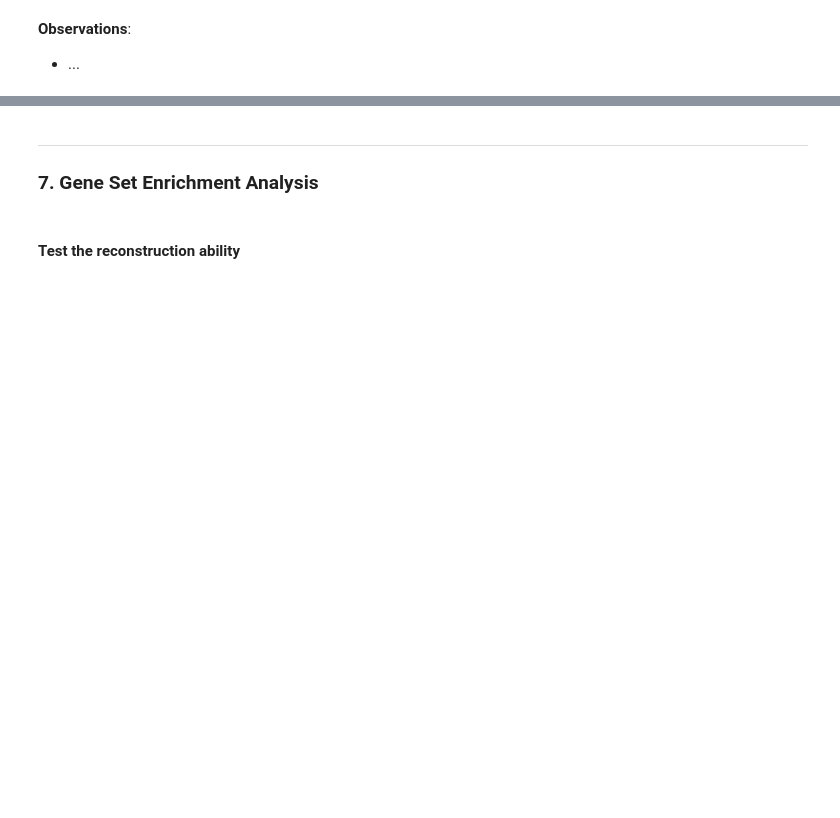
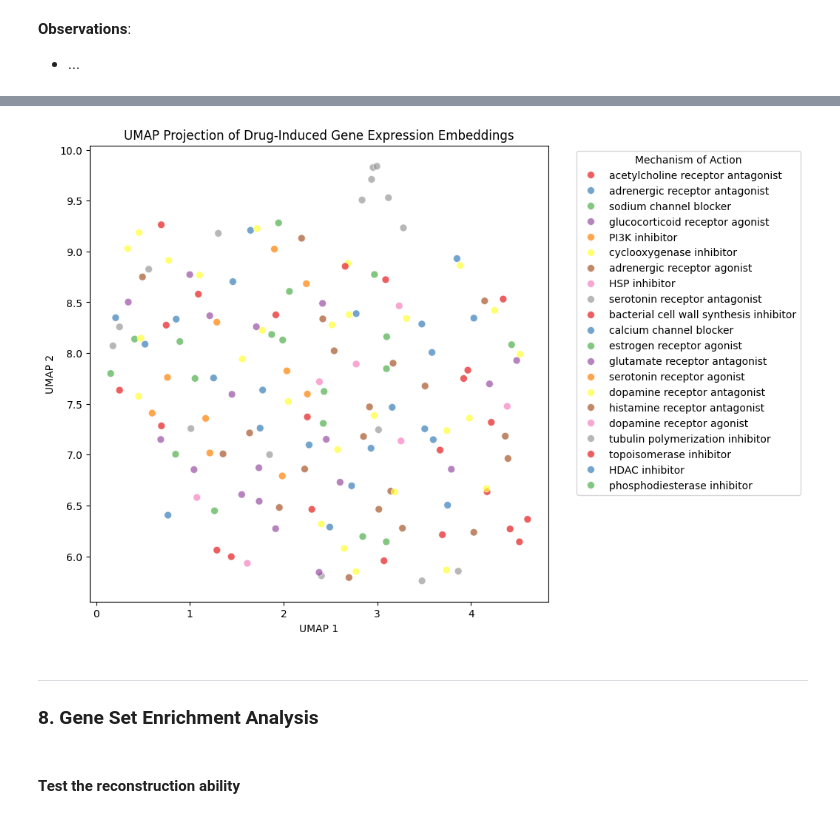
Before and after one commit to Djtrainer/cancer_research, a Jupyter notebook: notebooks/drug_induced_gene_expression_prediction.ipynb, the cells around one changed output, grey strips where cells are left out. Drawn from its saved outputs; the diff is of its cells as text; code cells hidden in the pictures; blank space fills up the shorter version.

```diff
--- a/notebooks/drug_induced_gene_expression_prediction.ipynb
+++ b/notebooks/drug_induced_gene_expression_prediction.ipynb
@@ -1183,6 +1244,67 @@ axes[0,1].legend()
+# %%
+df_embs = pd.DataFrame(
+    embeddings_matrix,
+    index=val_dataset.pert_ids,
+    columns=[f"dim_{i}" for i in range(embeddings_matrix.shape[1])],
+)
+df_embs["moa_int"] = moa_ints
+df_embs["moa"] = df_embs["moa_int"].map(int_to_moa)
+# %%
+import umap
+
+df_unlabeled = df_embs[df_embs["moa_int"] == -1].copy()
+df_other = df_embs[df_embs["moa"] == "Other"].copy()
+df_labeled = df_embs[(df_embs["moa_int"] != -1) & (df_embs["moa"] != "Other")].copy()
+
+umap_model = umap.UMAP(n_components=2, n_neighbors=15, random_state=42)
+reduced_data = umap_model.fit_transform(df_labeled.drop(columns=["moa_int", "moa"]).values)
+_, axes = plt.subplots(figsize=(8, 8))
+
+df_labeled["umap1"] = reduced_data[:, 0]
+df_labeled["umap2"] = reduced_data[:, 1]
+
+# sns.scatterplot(
+#     x="umap1",
+#     y="umap2",
+#     data=df_unlabeled,
+#     color="lightgrey",
+#     label="Unlabeled",
+#     ax=axes,
+#     s=10,
+#     alpha=0.7,
+# )
+
+# sns.scatterplot(
+#     x="umap1",
+#     y="umap2",
+#     data=df_other,
+#     color="lightgrey",
+#     label="Other",
+#     ax=axes,
+#     s=10,
+#     alpha=0.7,
+# )
+
+sns.scatterplot(
+    x="umap1",
+    y="umap2",
+    data=df_labeled,
+    hue="moa",
+    palette="Set1",
+    ax=axes,
+    s=50,
+    alpha=0.7,
+)
+plt.title("UMAP Projection of Drug-Induced Gene Expression Embeddings")
+plt.xlabel("UMAP 1")
+plt.ylabel("UMAP 2")
+plt.legend(title="Mechanism of Action", bbox_to_anchor=(1.05, 1), loc="upper left")
+plt.show()
+# %% [output]
+[figure, added]
 # %% [markdown]
 ---
-### 7. Gene Set Enrichment Analysis <a class="anchor" id="model"></a>
+### 8. Gene Set Enrichment Analysis <a class="anchor" id="model"></a>
 # %% [markdown]
 #### Test the reconstruction ability
 # %%
```
Also changed, not shown: parts of 32 cells of this notebook.
